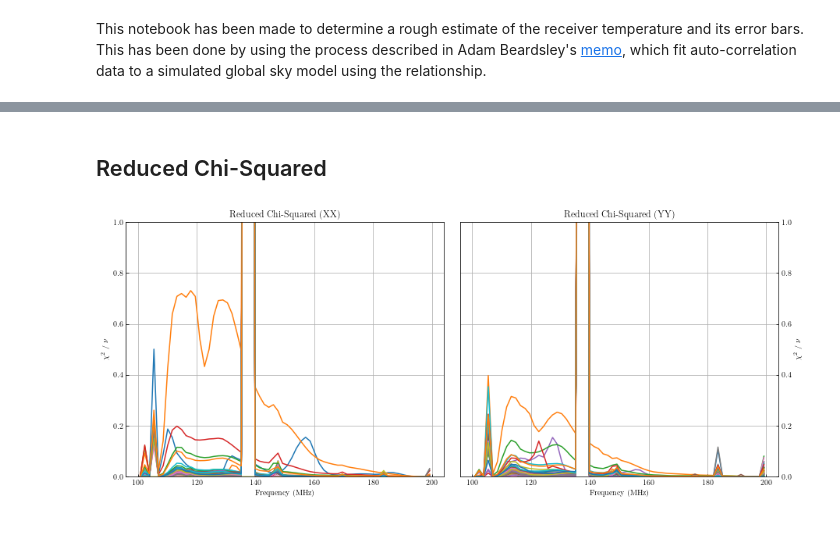
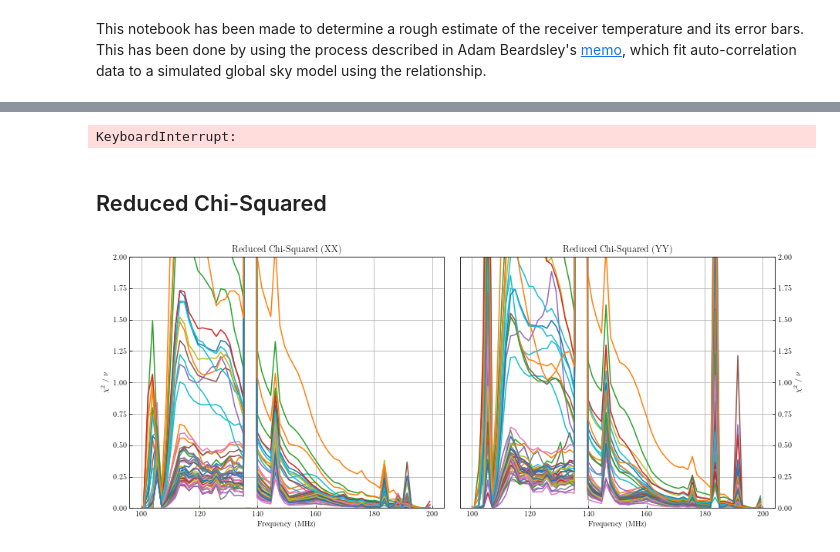
Before and after one commit to tyler-a-cox/HERA_Tsys, a Jupyter notebook: notebooks/HERA_Tsys_goodness_of_fit.ipynb, the cells around one changed output, grey strips where cells are left out. Cells and saved outputs as stored; diff of their text form; code cells hidden in the pictures.

```diff
--- a/notebooks/HERA_Tsys_goodness_of_fit.ipynb
+++ b/notebooks/HERA_Tsys_goodness_of_fit.ipynb
@@ -24,7 +24,7 @@ def curve_to_fit(lsts, gain, offset):
     global interp_values
     return (gain * interp_values + offset)
 # %%
-JD = 2458106
+JD = 2458098
 
 # Tsky_file = '/data4/tcox/HERA_IDR1_analysis/HERA_Tsky.npz'
 Tsky_file = '/Users/tyler/Folders/Research/HERA/Tsys/data/HERA_tsky_fast.npz'
@@ -80,5 +108,5 @@ def gain_rxr_temp(auto_fits, covs, save_npz=True):
 # %%
-sim = True
+sim = False
 
 if os.path.exists('/Users/tyler/Desktop/Research/Tsys/Tsys_plots/IDR2/{}/rxr_temp_w_err.npz'.format(JD)) and not sim:
     fits_data = np.load('/Users/tyler/Desktop/Research/Tsys/Tsys_plots/IDR2/{}/rxr_temp_w_err.npz'.format(JD))
@@ -99,6 +127,8 @@ else:
                 auto_fits[pol, anti, fi, :] = out[0]
                 covs[pol, anti, fi, :, :] = out[1]
     gains, rxr_temp, rxr_temp_err = gain_rxr_temp(auto_fits, covs, save_npz=False)
+# %% [output]
+KeyboardInterrupt:
 # %% [markdown]
 ## Reduced Chi-Squared
 # %%
@@ -112,16 +142,16 @@ for pol in xrange(npol):
 # %%
 fig, axarr = plt.subplots(1, 2, figsize=(15, 6))
 
 for poli, pol in enumerate(pols):
     for anti, ant in enumerate(HERA_list):
         axarr[poli].plot(freqs, chi_sq[poli, :, anti])
     axarr[poli].set_xlabel('Frequency (MHz)')
-    axarr[poli].set_ylim([0, 1])
+    axarr[poli].set_ylim([0, 2.0])
     axarr[poli].grid()
     axarr[1].yaxis.tick_right()
     axarr[1].yaxis.set_label_position("right")
     axarr[poli].set_ylabel(r'$\chi^2$ / $\nu$')
     axarr[poli].set_title('Reduced Chi-Squared ({})'.format(2*pol))
 plt.subplots_adjust(wspace=0.05)
 # %% [output]
-[figure, old version]
+[figure, new version]
```
Also changed, not shown: parts of 2 cells of this notebook, 4 other files.
